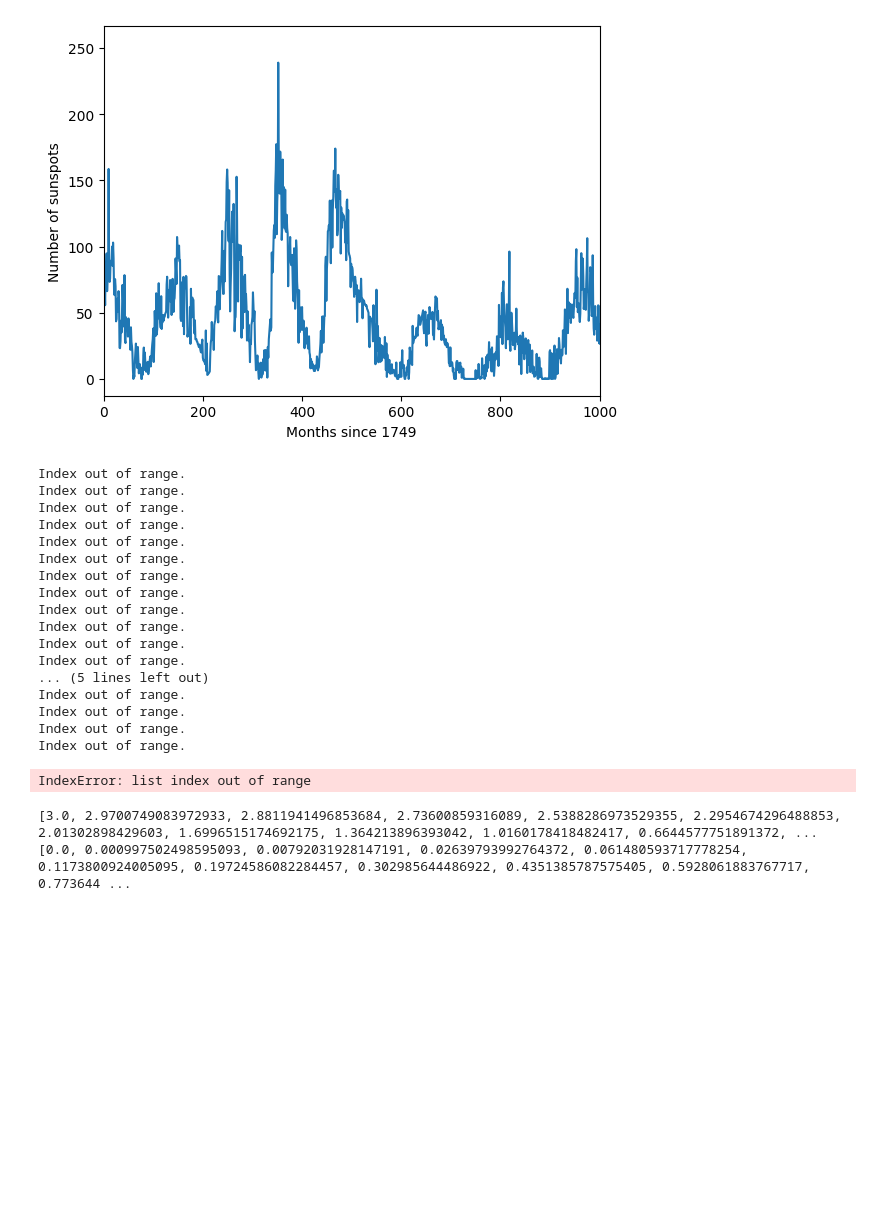
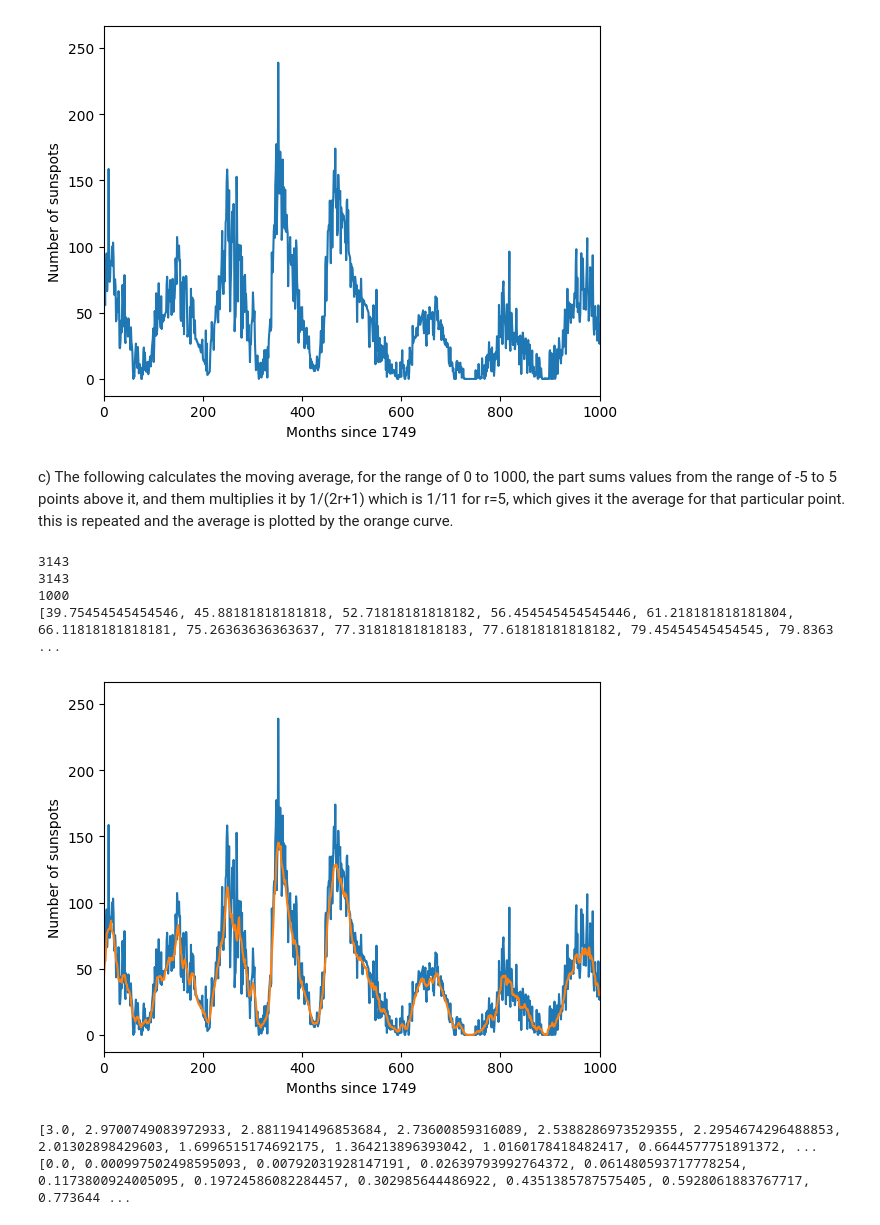
Before and after one commit to kkakadiya6/Homework-3, a Jupyter notebook: Homework_3.ipynb, the cells around one changed output. Drawn from its saved outputs; the diff is of its cells as text; code cells hidden in the pictures; blank space fills up the shorter version.

```diff
--- a/Homework_3.ipynb
+++ b/Homework_3.ipynb
@@ -183,62 +186,49 @@ plt.show()
 [0, 1, 2, 3, 4, 5, 6, 7, 8, 9, 10, 11, 12, 13, 14, 15, 16, 17, 18, 19, 20, 21, 22, 23, 24, 25, 26, 27, 28, 29, 30, 31, 32, 33, 34, 35, 36, 37, 38, 39, 40, 41, 42, 43, 44, 45, 46, 47, 48, 49, 50, 51, 5 ...
 [58.0, 62.6, 70.0, 55.7, 85.0, 83.5, 94.8, 66.3, 75.9, 75.5, 158.6, 85.2, 73.3, 75.9, 89.2, 88.3, 90.0, 100.0, 85.4, 103.0, 91.2, 65.7, 63.3, 75.4, 70.0, 43.5, 45.3, 56.4, 60.7, 50.7, 66.3, 59.8, 23.5 ...
 [figure]
+# %% [markdown]
+c) The following calculates the moving average, for the range of 0 to 1000, the part sums values from the range of -5 to 5 points above it, and them multiplies it by 1/(2r+1) which is 1/11 for r=5, which gives it the average for that particular point. this is repeated and the average is plotted by the orange curve.
 # %%
 import matplotlib.pyplot as plt
 import numpy as np
 import array
 from numpy import loadtxt
 
 # months = np.loadtxt("sunspots.txt", usecols=0, converters=float, dtype=int)
 # data = np.loadtxt("sunspots.txt", usecols=1, converters=float, dtype=int)
 months = loadtxt('sunspots.txt',usecols=0)
 data = loadtxt('sunspots.txt',usecols=1)
 x = []
 y = []
 for i in range(0,len(months)):
     x.append(i)
     y.append(data[i])
 
 a = 1/11
 sumY = 0
 averageY = []
-for k in range(0,len(y)):
+for k in range(0,1000):
     for i in range(-5,5):
-        if (k+i)>0:
-            sumY = sumY + y[k+i]
-        else:
-            print("Index out of range.")
+        sumY = sumY + y[k+i]
     averageY.append(sumY*a)
     sumY = 0
 
+print(len(x))
 print(len(y))
 print(len(averageY))
 print(averageY)
 plt.plot(x, y)
-plt.plot(x, averageY)
+plt.plot(averageY)
 plt.xlim(0,1000)
 plt.xlabel('Months since 1749')
 plt.ylabel('Number of sunspots')
 plt.show()
 # %% [output]
-Index out of range.
-Index out of range.
-Index out of range.
-Index out of range.
-Index out of range.
-Index out of range.
-Index out of range.
-Index out of range.
-Index out of range.
-Index out of range.
-Index out of range.
-Index out of range.
-... (5 lines left out)
-Index out of range.
-Index out of range.
-Index out of range.
-Index out of range.
+3143
+3143
+1000
+[39.75454545454546, 45.88181818181818, 52.71818181818182, 56.454545454545446, 61.218181818181804, 66.11818181818181, 75.26363636363637, 77.31818181818183, 77.61818181818182, 79.45454545454545, 79.8363 ...
-IndexError: list index out of range
+[figure, added]
 # %%
 import matplotlib.pyplot as plt
 import math
```
Also changed, not shown: parts of 3 cells of this notebook.
